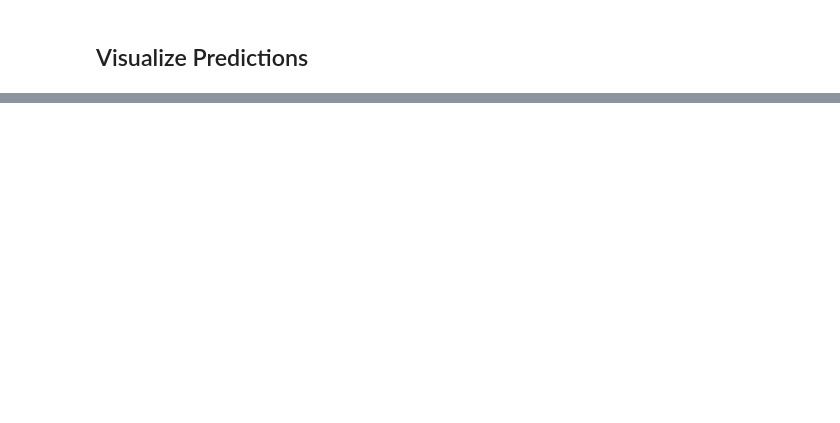
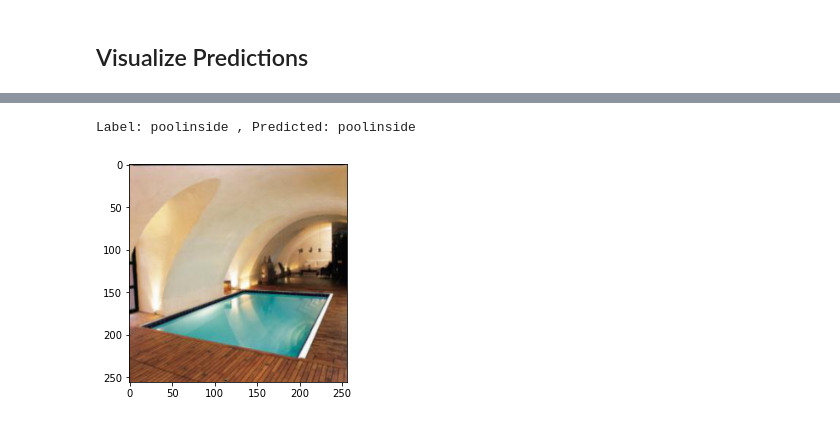
Before and after one commit to mnguyen0226/deepdream_college, a Jupyter notebook: src/resnet_pretrain_classifier.ipynb, the cells around one changed output, grey strips where cells are left out. Saved outputs shown, nothing was run; the diff lists cells and outputs as text; code cells hidden in the pictures; blank space fills up the shorter version.

```diff
--- a/src/resnet_pretrain_classifier.ipynb
+++ b/src/resnet_pretrain_classifier.ipynb
@@ -305,4 +313,7 @@ print('Label:', dataset.classes[label], ', Predicted:', predict_image(img, model
 # %%
-img, label = test_ds[23]
+img, label = test_set[23]
 plt.imshow(img.permute(1, 2, 0))
 print('Label:', dataset.classes[label], ', Predicted:', predict_image(img, model))
+# %% [output]
+Label: poolinside , Predicted: poolinside
+[figure, added]
```
Also changed, not shown: parts of 9 cells of this notebook.
